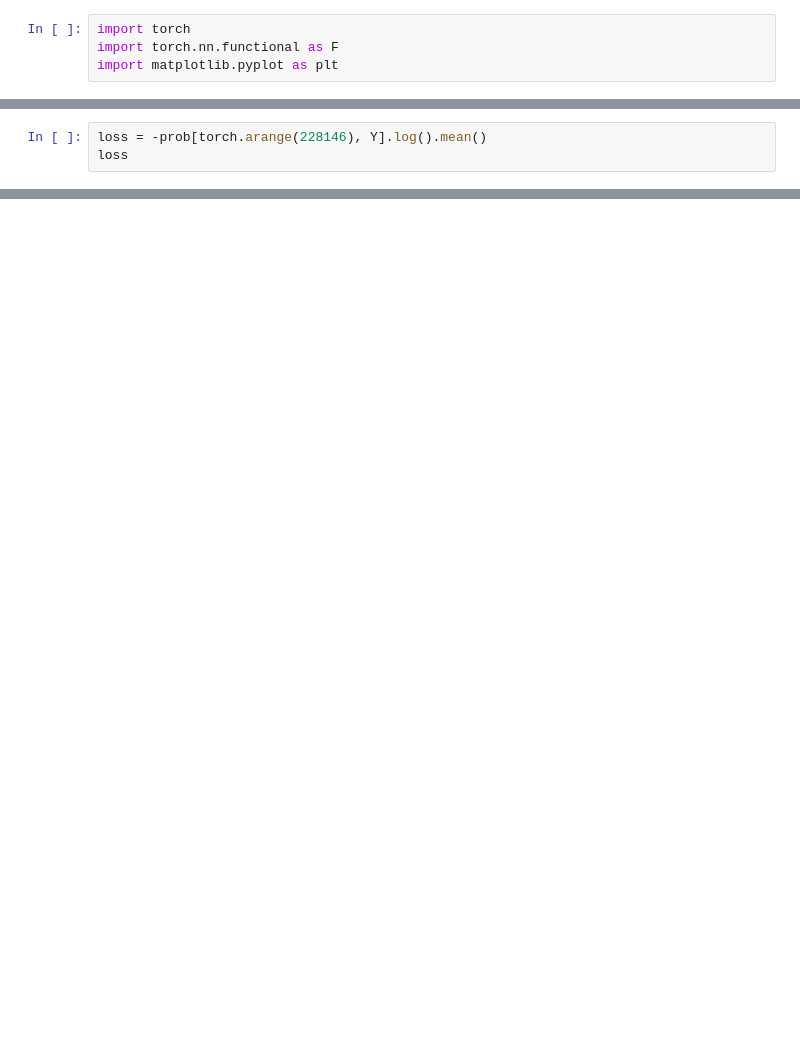
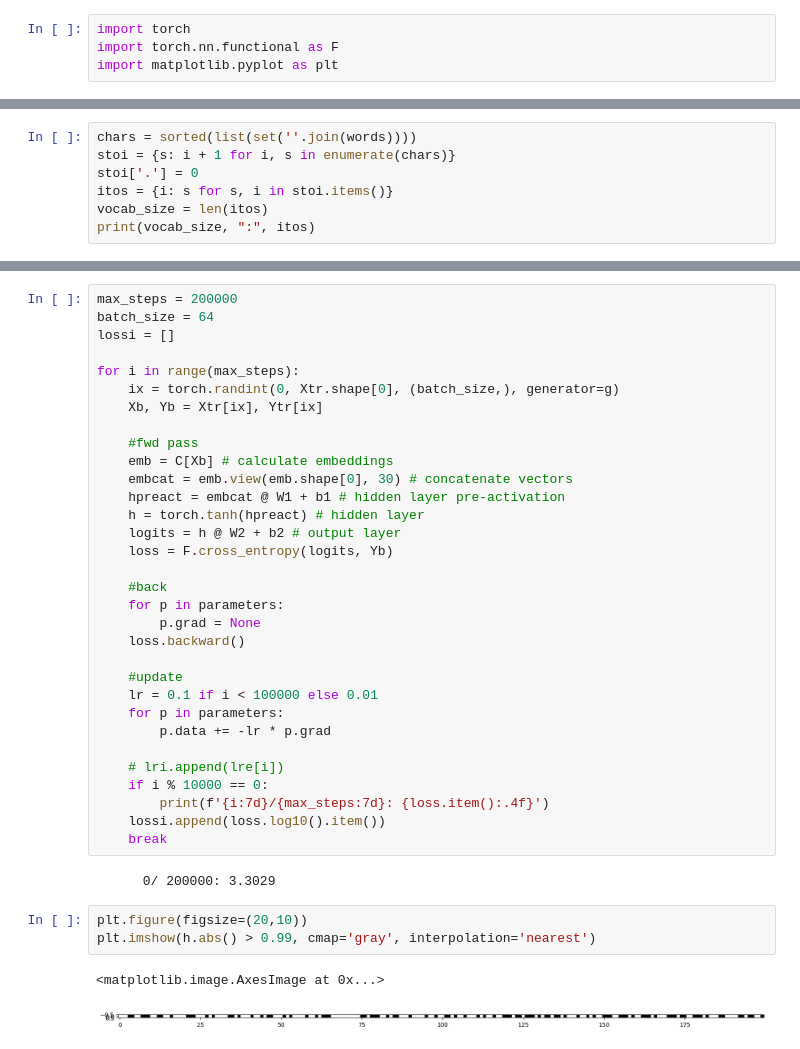
Before and after one commit to OKEnterprises/my-makemore, a Jupyter notebook: makemore_mlp.ipynb, the cells around one changed output, grey strips where cells are left out. Drawn from its saved outputs; the diff is of its cells as text; blank space fills up the shorter version.

```diff
--- a/makemore_mlp.ipynb
+++ b/makemore_mlp.ipynb
@@ -149,3 +4,0 @@ torch.Size([228146, 27])
-# %%
-loss = -prob[torch.arange(228146), Y].log().mean()
-loss
@@ -263,0 +10,7 @@ for i in range(C.shape[0]):
+# %%
+chars = sorted(list(set(''.join(words))))
+stoi = {s: i + 1 for i, s in enumerate(chars)}
+stoi['.'] = 0
+itos = {i: s for s, i in stoi.items()}
+vocab_size = len(itos)
+print(vocab_size, ":", itos)
@@ -263,0 +68,40 @@ for i in range(C.shape[0]):
+# %%
+max_steps = 200000
+batch_size = 64
+lossi = []
+
+for i in range(max_steps):
+    ix = torch.randint(0, Xtr.shape[0], (batch_size,), generator=g)
+    Xb, Yb = Xtr[ix], Ytr[ix]
+
+    #fwd pass
+    emb = C[Xb] # calculate embeddings
+    embcat = emb.view(emb.shape[0], 30) # concatenate vectors
+    hpreact = embcat @ W1 + b1 # hidden layer pre-activation
+    h = torch.tanh(hpreact) # hidden layer
+    logits = h @ W2 + b2 # output layer
+    loss = F.cross_entropy(logits, Yb)
+
+    #back
+    for p in parameters:
+        p.grad = None
+    loss.backward()
+
+    #update
+    lr = 0.1 if i < 100000 else 0.01
+    for p in parameters:
+        p.data += -lr * p.grad
+
+    # lri.append(lre[i])
+    if i % 10000 == 0:
+        print(f'{i:7d}/{max_steps:7d}: {loss.item():.4f}')
+    lossi.append(loss.log10().item())
+    break
+# %% [output]
+      0/ 200000: 3.3029
+# %%
+plt.figure(figsize=(20,10))
+plt.imshow(h.abs() > 0.99, cmap='gray', interpolation='nearest')
+# %% [output]
+<matplotlib.image.AxesImage at 0x...>
+[figure, added]
```
Also changed, not shown: parts of 40 cells of this notebook.
